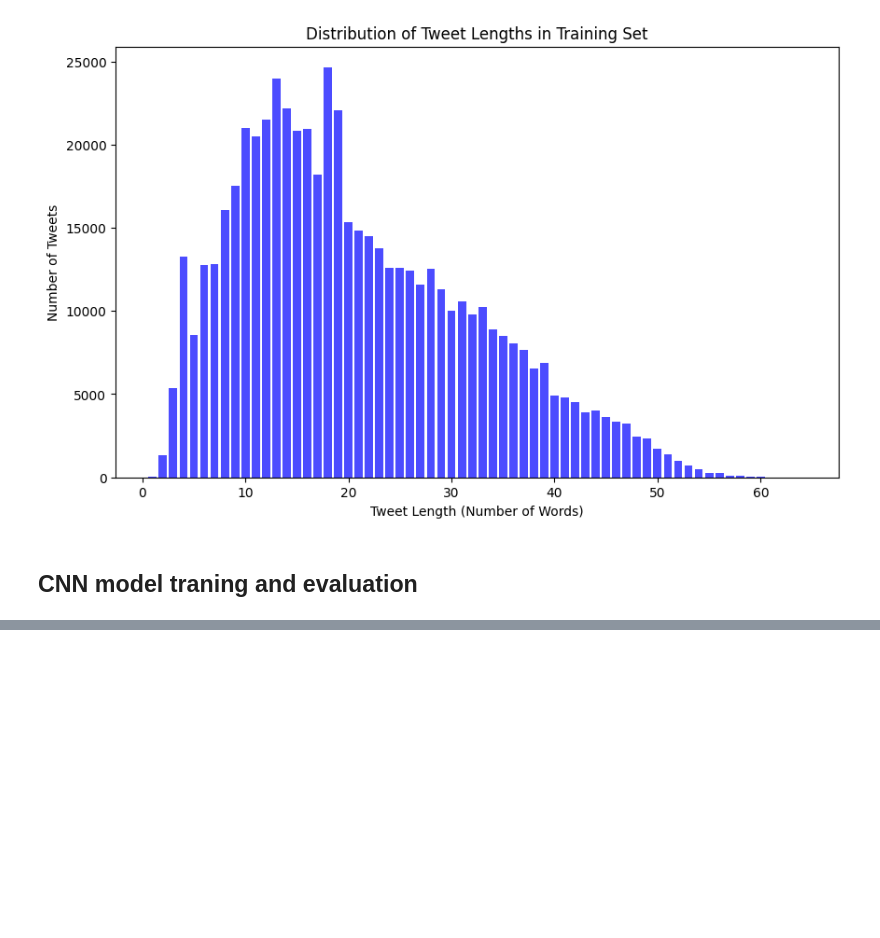
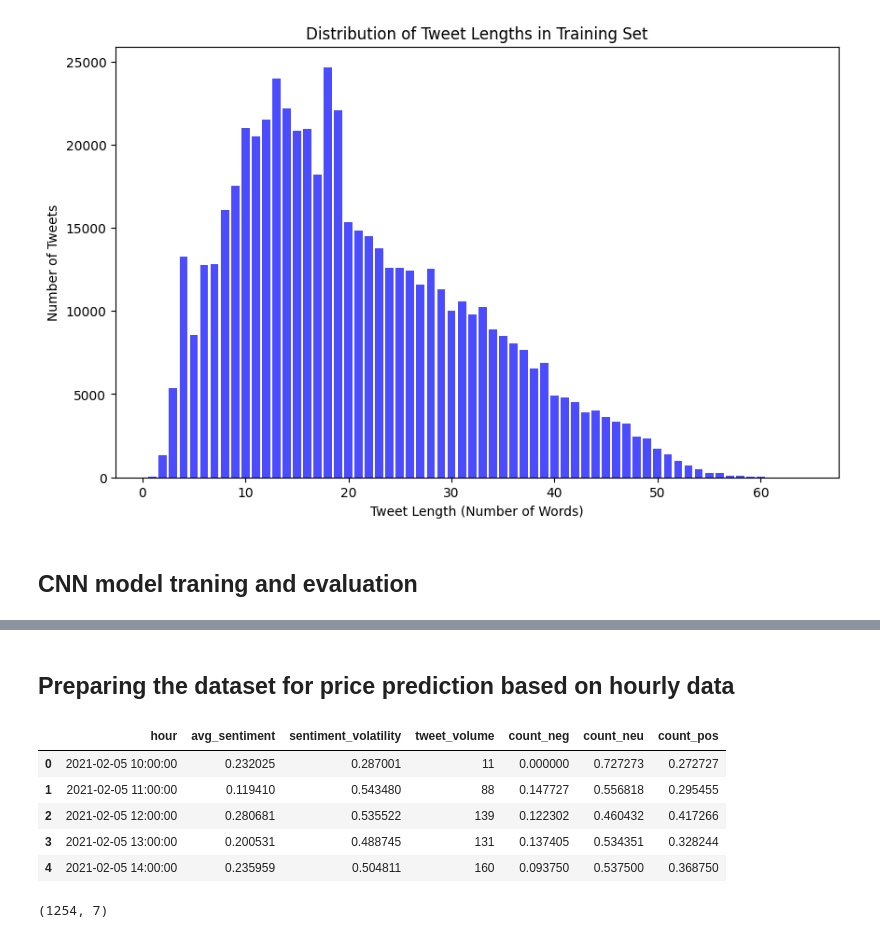
Before and after one commit to aman2810-jsr/crypto_sentiment, a Jupyter notebook: src/textCNN.ipynb, the cells around one changed output, grey strips where cells are left out. Cells and saved outputs as stored; diff of their text form; code cells hidden in the pictures; blank space fills up the shorter version.

Commit message:
hourly avg sentiment dataset prepared

```diff
--- a/src/textCNN.ipynb
+++ b/src/textCNN.ipynb
@@ -251,0 +324,2 @@ Validation Accuracy on train data: 91.00%
+# %% [markdown]
+## Preparing the dataset for price prediction based on hourly data
@@ -251,0 +355,38 @@ Validation Accuracy on train data: 91.00%
+# %%
+import pandas as pd
+
+df_2['timestamp'] = pd.to_datetime(df_2['timestamp'])
+df_2['hour'] = df_2['timestamp'].dt.floor('h')  # e.g., 2021-02-01 14:00:00
+
+df_2['sentiment_score'] = df_2['prob_2'] - df_2['prob_0']  # Positive - Negative
+# %%
+agg_df = df_2.groupby('hour').agg(
+    avg_sentiment=('sentiment_score', 'mean'),
+    sentiment_volatility=('sentiment_score', 'std'),
+    tweet_volume=('pred_label', 'count')
+).reset_index()
+# %%
+# Count number of each label per hour
+label_counts = pd.crosstab(df_2['hour'], df_2['pred_label'])
+
+# Rename columns (0=Negative, 1=Neutral, 2=Positive)
+label_counts.columns = ['count_neg', 'count_neu', 'count_pos']
+
+# Convert to percentages
+label_percents = label_counts.div(label_counts.sum(axis=1), axis=0)
+
+# Merge with aggregate dataframe
+agg_df = agg_df.merge(label_percents, left_on='hour', right_index=True)
+# %%
+agg_df.head()
+# %% [output]
+|  | hour | avg_sentiment | sentiment_volatility | tweet_volume | count_neg | count_neu | count_pos |
+| 0 | 2021-02-05 10:00:00 | 0.232025 | 0.287001 | 11 | 0.000000 | 0.727273 | 0.272727 |
+| 1 | 2021-02-05 11:00:00 | 0.119410 | 0.543480 | 88 | 0.147727 | 0.556818 | 0.295455 |
+| 2 | 2021-02-05 12:00:00 | 0.280681 | 0.535522 | 139 | 0.122302 | 0.460432 | 0.417266 |
+| 3 | 2021-02-05 13:00:00 | 0.200531 | 0.488745 | 131 | 0.137405 | 0.534351 | 0.328244 |
+| 4 | 2021-02-05 14:00:00 | 0.235959 | 0.504811 | 160 | 0.093750 | 0.537500 | 0.368750 |
+# %%
+agg_df.shape
+# %% [output]
+(1254, 7)
```
Also changed, not shown: parts of 7 cells of this notebook, 4 other files.
